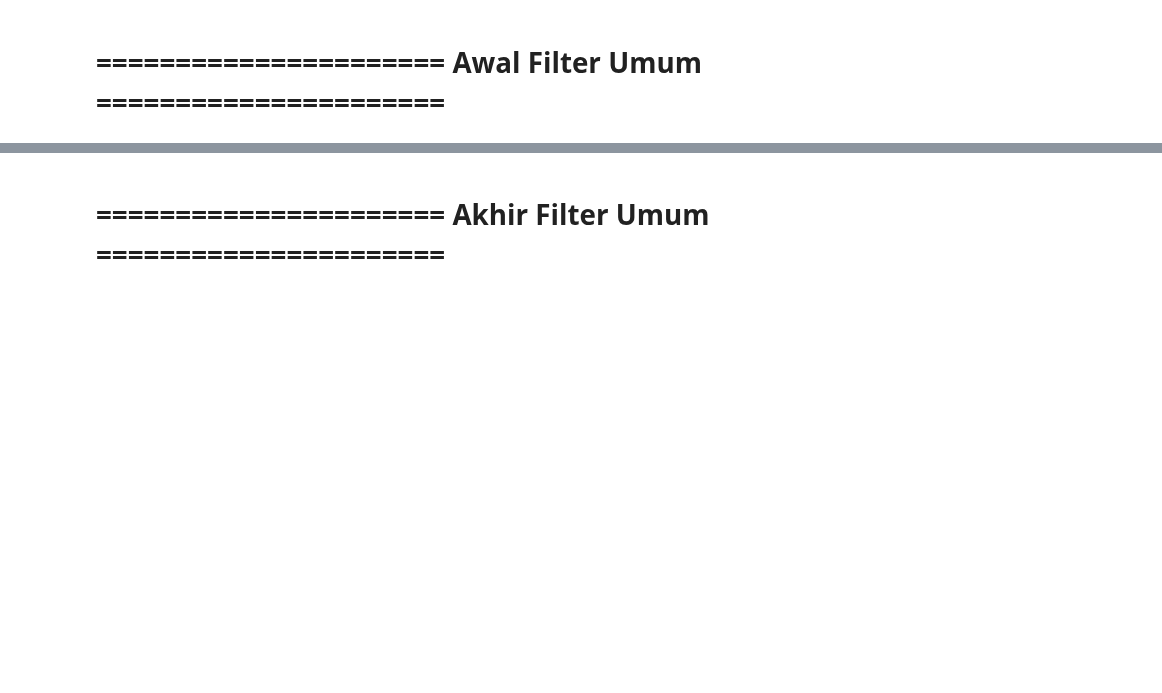
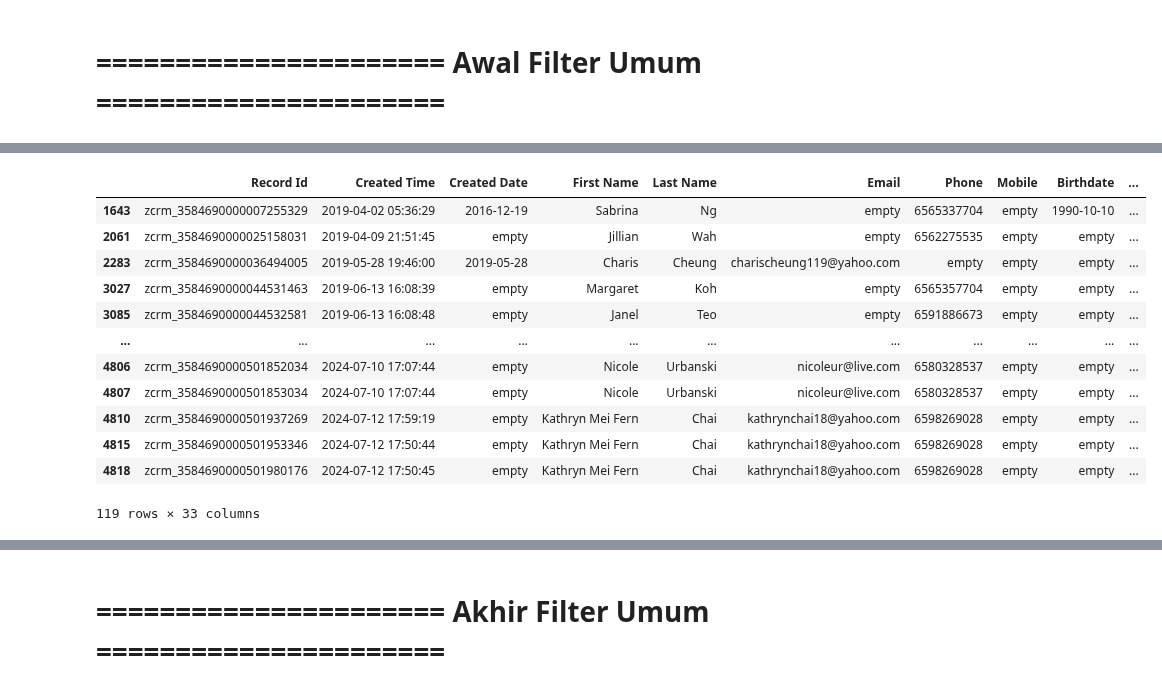
Before and after one commit to fajarfat1195/python.github.io, a Jupyter notebook: zoho_data_app/user_req.ipynb, the cells around one changed output, grey strips where cells are left out. Cells and saved outputs as stored; diff of their text form; code cells hidden in the pictures; blank space fills up the shorter version.

```diff
--- a/zoho_data_app/user_req.ipynb
+++ b/zoho_data_app/user_req.ipynb
@@ -129,8 +151,22 @@ count_after_deleted_wrong_format = zoho_df.shape[0]
 # %%
 # hitung jumlah duplicate
 count_duplicate_general = zoho_df.loc[zoho_df.duplicated(subset=['Phone','Email', 'Mobile'])].shape[0]
 
-zoho_df.loc[zoho_df.duplicated(subset=['Phone','Email'])]
+zoho_df.loc[zoho_df.duplicated(subset=['Phone','Email', 'Mobile'])]
+# %% [output]
+|  | Record Id | Created Time | Created Date | First Name | Last Name | Email | Phone | Mobile | Birthdate | ... |
+| 1643 | zcrm_3584690000007255329 | 2019-04-02 05:36:29 | 2016-12-19 | Sabrina | Ng | empty | 6565337704 | empty | 1990-10-10 | ... |
+| 2061 | zcrm_3584690000025158031 | 2019-04-09 21:51:45 | empty | Jillian | Wah | empty | 6562275535 | empty | empty | ... |
+| 2283 | zcrm_3584690000036494005 | 2019-05-28 19:46:00 | 2019-05-28 | Charis | Cheung | charischeung119@yahoo.com | empty | empty | empty | ... |
+| 3027 | zcrm_3584690000044531463 | 2019-06-13 16:08:39 | empty | Margaret | Koh | empty | 6565357704 | empty | empty | ... |
+| 3085 | zcrm_3584690000044532581 | 2019-06-13 16:08:48 | empty | Janel | Teo | empty | 6591886673 | empty | empty | ... |
+| ... | ... | ... | ... | ... | ... | ... | ... | ... | ... | ... |
+| 4806 | zcrm_3584690000501852034 | 2024-07-10 17:07:44 | empty | Nicole | Urbanski | nicoleur@live.com | 6580328537 | empty | empty | ... |
+| 4807 | zcrm_3584690000501853034 | 2024-07-10 17:07:44 | empty | Nicole | Urbanski | nicoleur@live.com | 6580328537 | empty | empty | ... |
+| 4810 | zcrm_3584690000501937269 | 2024-07-12 17:59:19 | empty | Kathryn Mei Fern | Chai | kathrynchai18@yahoo.com | 6598269028 | empty | empty | ... |
+| 4815 | zcrm_3584690000501953346 | 2024-07-12 17:50:44 | empty | Kathryn Mei Fern | Chai | kathrynchai18@yahoo.com | 6598269028 | empty | empty | ... |
+| 4818 | zcrm_3584690000501980176 | 2024-07-12 17:50:45 | empty | Kathryn Mei Fern | Chai | kathrynchai18@yahoo.com | 6598269028 | empty | empty | ... |
+119 rows × 33 columns
 # %%
 zoho_df.drop_duplicates(subset=['Phone','Email', 'Mobile'], inplace=True)
 zoho_df.reset_index(drop=True, inplace=True)
```
Also changed, not shown: parts of 18 cells of this notebook, 3 other files.
